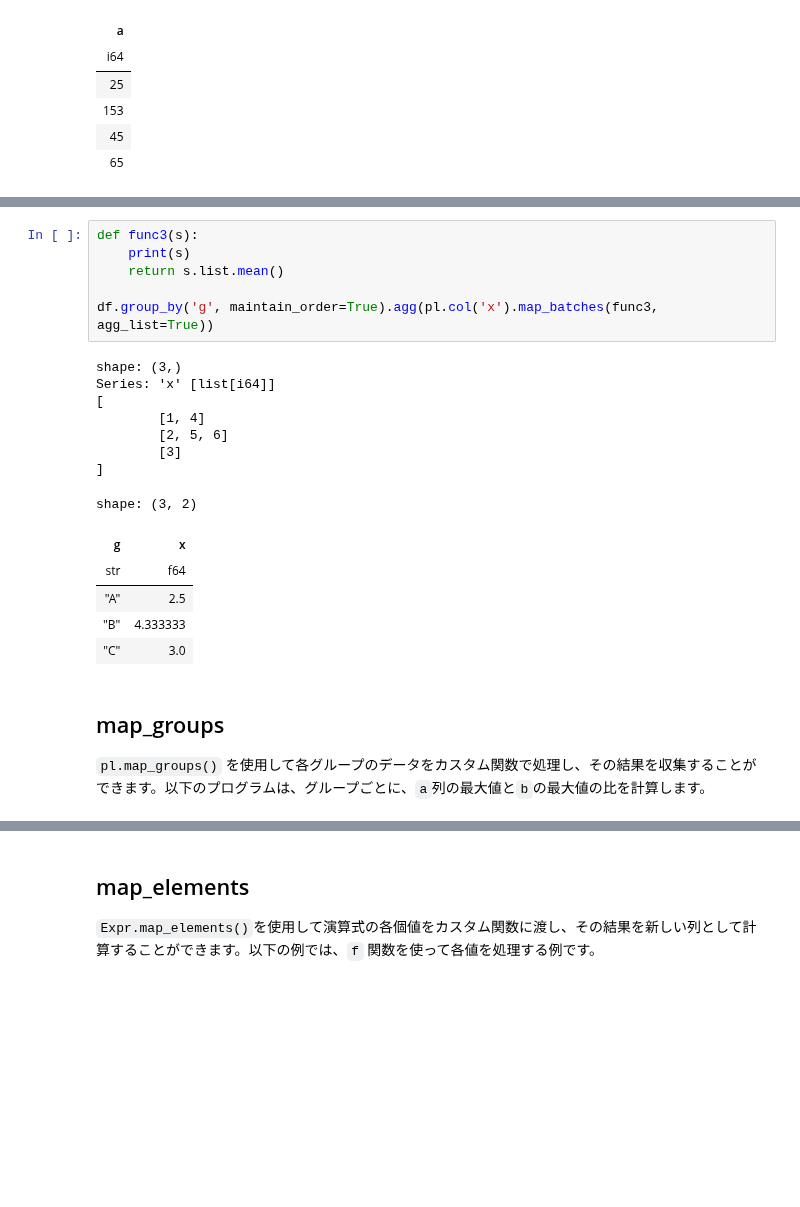
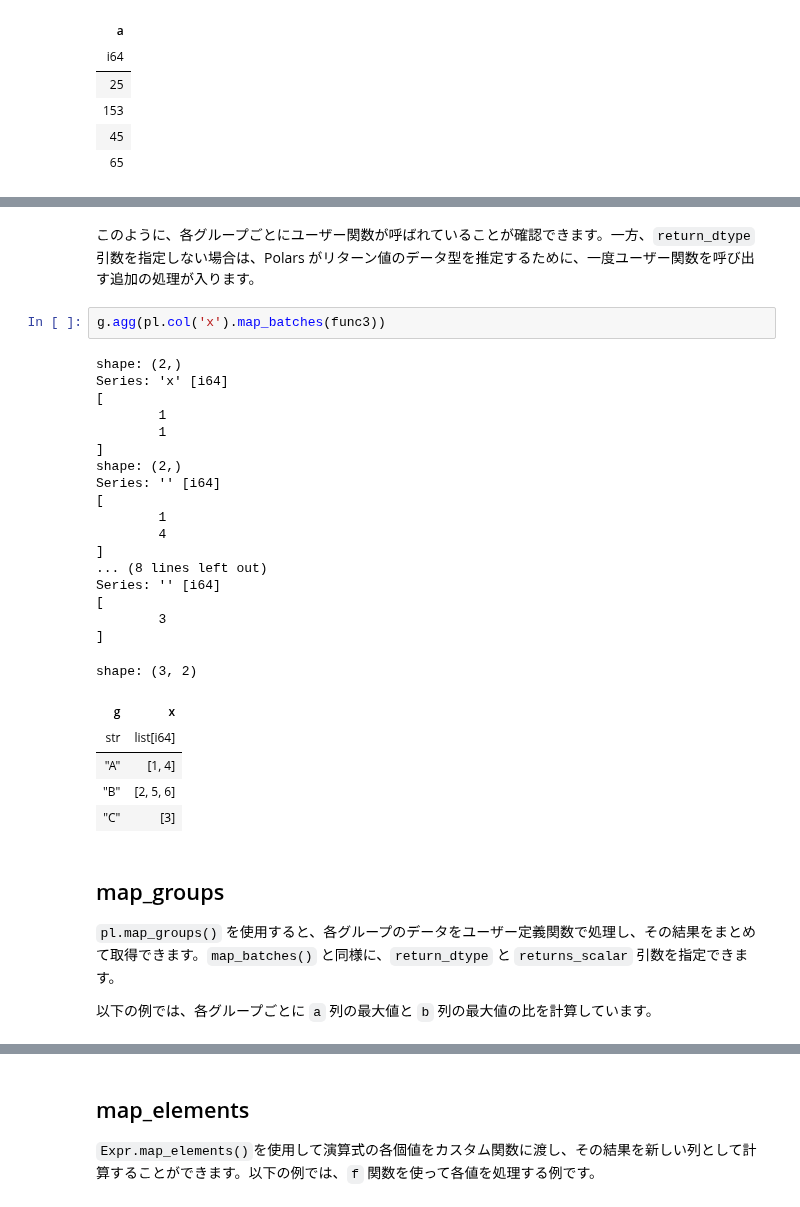
Before and after one commit to ruoyu0088/polars_guide, a Jupyter notebook: polars_guide/050_polars_call_user_function.ipynb, the cells around one changed output, grey strips where cells are left out. Drawn from its saved outputs; the diff is of its cells as text; blank space fills up the shorter version.

Commit message:
update user function for the newest polars version

```diff
--- a/polars_guide/050_polars_call_user_function.ipynb
+++ b/polars_guide/050_polars_call_user_function.ipynb
@@ -223,25 +224,35 @@ shape: (3, 2)
-# %%
-def func3(s):
-    print(s)
-    return s.list.mean()
-
-df.group_by('g', maintain_order=True).agg(pl.col('x').map_batches(func3, agg_list=True))
-# %% [output]
-shape: (3,)
-Series: 'x' [list[i64]]
-[
-        [1, 4]
-        [2, 5, 6]
-        [3]
-]
-shape: (3, 2)
-| g | x |
-| str | f64 |
-| "A" | 2.5 |
-| "B" | 4.333333 |
-| "C" | 3.0 |
+# %% [markdown]
+このように、各グループごとにユーザー関数が呼ばれていることが確認できます。一方、`return_dtype` 引数を指定しない場合は、Polars がリターン値のデータ型を推定するために、一度ユーザー関数を呼び出す追加の処理が入ります。
+# %%
+g.agg(pl.col('x').map_batches(func3))
+# %% [output]
+shape: (2,)
+Series: 'x' [i64]
+[
+        1
+        1
+]
+shape: (2,)
+Series: '' [i64]
+[
+        1
+        4
+]
+... (8 lines left out)
+Series: '' [i64]
+[
+        3
+]
+shape: (3, 2)
+| g | x |
+| str | list[i64] |
+| "A" | [1, 4] |
+| "B" | [2, 5, 6] |
+| "C" | [3] |
 # %% [markdown]
 ## map_groups
 
-`pl.map_groups()` を使用して各グループのデータをカスタム関数で処理し、その結果を収集することができます。以下のプログラムは、グループごとに、`a`列の最大値と`b`の最大値の比を計算します。
+`pl.map_groups()` を使用すると、各グループのデータをユーザー定義関数で処理し、その結果をまとめて取得できます。`map_batches()` と同様に、`return_dtype` と `returns_scalar` 引数を指定できます。
+
+以下の例では、各グループごとに `a` 列の最大値と `b` 列の最大値の比を計算しています。
 # %%
```
Also changed, not shown: parts of 15 cells of this notebook.
